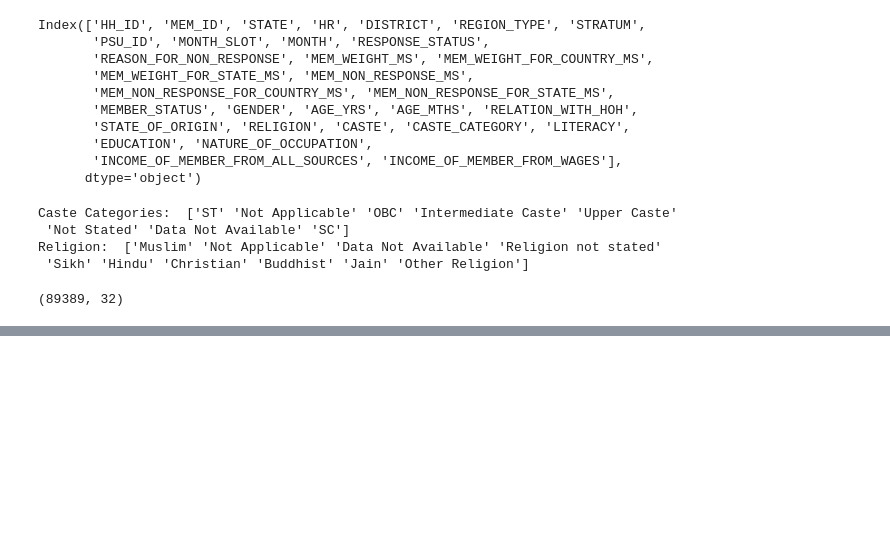
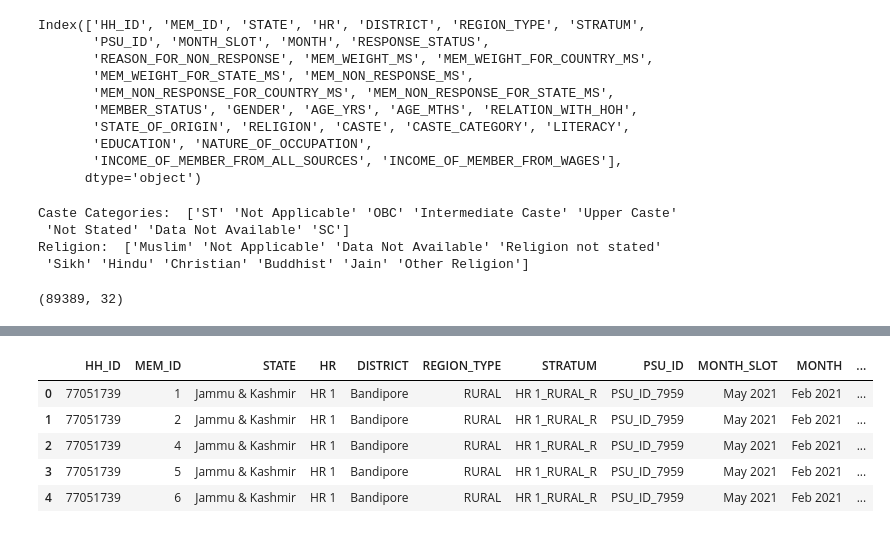
Before and after one commit to parikshitsam/Income-Pyramids, a Jupyter notebook: Members.ipynb, the cells around one changed output, grey strips where cells are left out. Saved outputs shown, nothing was run; the diff lists cells and outputs as text; code cells hidden in the pictures; blank space fills up the shorter version.

```diff
--- a/Members.ipynb
+++ b/Members.ipynb
@@ -97,0 +106,11 @@ df[(df["AGE_YRS"]<10) & (df["AGE_YRS"]>=0)].shape
+# %%
+path = r"C:\Users\parik\Documents\Data sets\Income Pyramids-20211206T143645Z-001\Income Pyramids\Member Incomes\member_income_20210228_MS_rev_csv\member_income_20210228_MS_rev.csv"
+df_new = pd.read_csv(path)
+df_new.head()
+# %% [output]
+|  | HH_ID | MEM_ID | STATE | HR | DISTRICT | REGION_TYPE | STRATUM | PSU_ID | MONTH_SLOT | MONTH | ... |
+| 0 | 77051739 | 1 | Jammu & Kashmir | HR 1 | Bandipore | RURAL | HR 1_RURAL_R | PSU_ID_7959 | May 2021 | Feb 2021 | ... |
+| 1 | 77051739 | 2 | Jammu & Kashmir | HR 1 | Bandipore | RURAL | HR 1_RURAL_R | PSU_ID_7959 | May 2021 | Feb 2021 | ... |
+| 2 | 77051739 | 4 | Jammu & Kashmir | HR 1 | Bandipore | RURAL | HR 1_RURAL_R | PSU_ID_7959 | May 2021 | Feb 2021 | ... |
+| 3 | 77051739 | 5 | Jammu & Kashmir | HR 1 | Bandipore | RURAL | HR 1_RURAL_R | PSU_ID_7959 | May 2021 | Feb 2021 | ... |
+| 4 | 77051739 | 6 | Jammu & Kashmir | HR 1 | Bandipore | RURAL | HR 1_RURAL_R | PSU_ID_7959 | May 2021 | Feb 2021 | ... |
```
Also changed, not shown: parts of 21 cells of this notebook, 1 other file.
